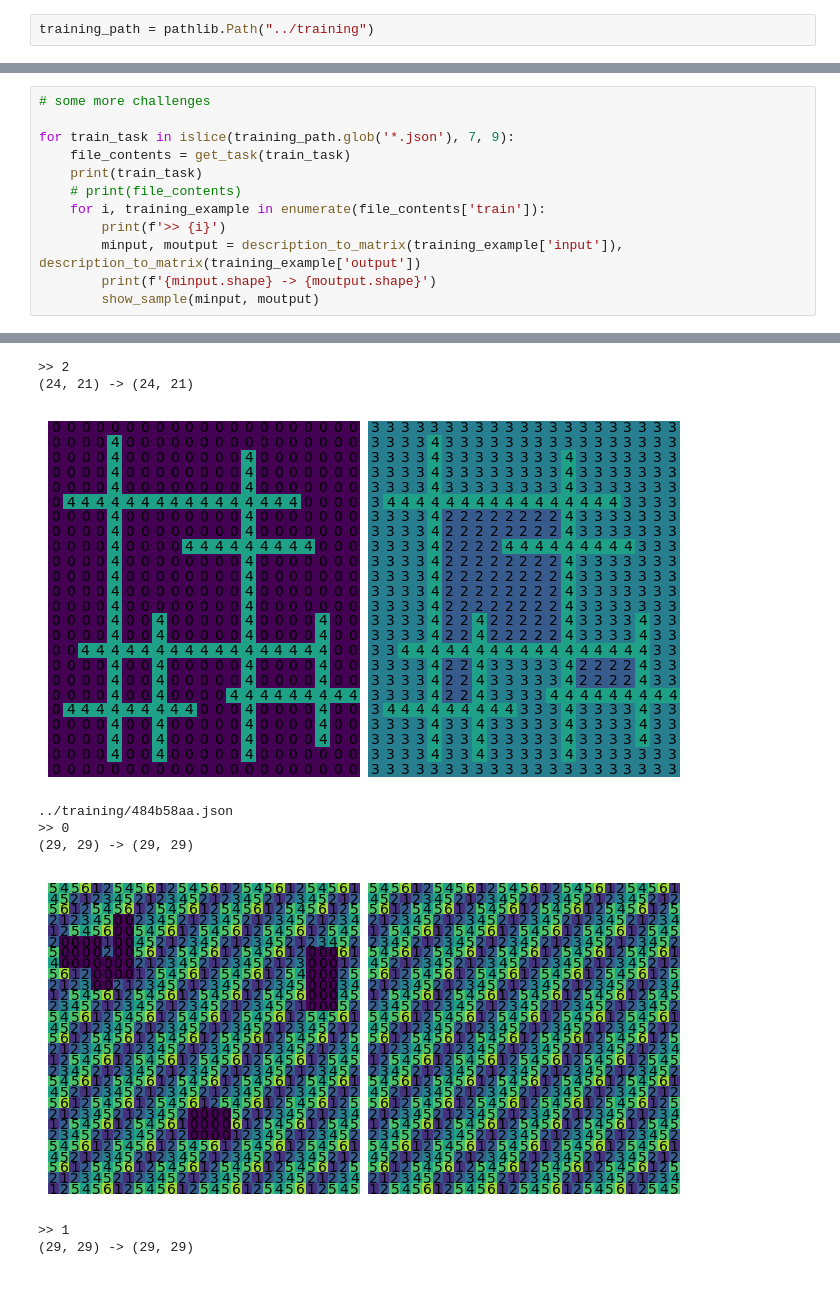
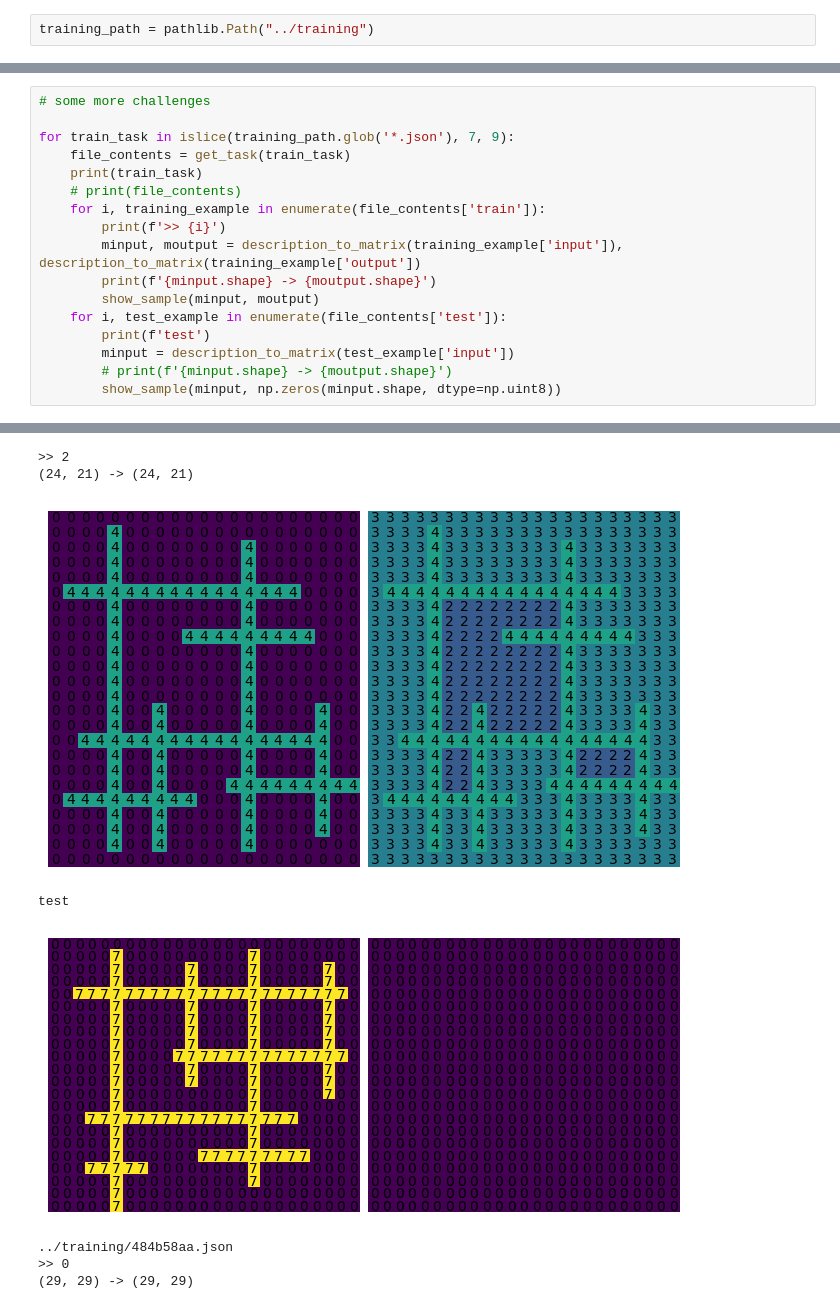
Before and after one commit to zbenmo/arcdsl, a Jupyter notebook: notebooks/experiment.ipynb, the cells around one changed output, grey strips where cells are left out. Saved outputs shown, nothing was run; the diff lists cells and outputs as text.

Commit message:
added the test to the plots

```diff
--- a/notebooks/experiment.ipynb
+++ b/notebooks/experiment.ipynb
@@ -44,29 +42,33 @@ for key, val in registry.items():
 # %%
 # some more challenges
 
 for train_task in islice(training_path.glob('*.json'), 7, 9):
     file_contents = get_task(train_task)
     print(train_task)
     # print(file_contents)
     for i, training_example in enumerate(file_contents['train']):
         print(f'>> {i}')
         minput, moutput = description_to_matrix(training_example['input']), description_to_matrix(training_example['output'])
         print(f'{minput.shape} -> {moutput.shape}')
         show_sample(minput, moutput)
+    for i, test_example in enumerate(file_contents['test']):
+        print(f'test')
+        minput = description_to_matrix(test_example['input'])
+        # print(f'{minput.shape} -> {moutput.shape}')
+        show_sample(minput, np.zeros(minput.shape, dtype=np.uint8))
 # %% [output]
 ../training/7b6016b9.json
 >> 0
 (23, 23) -> (23, 23)
 [figure]
 >> 1
 (22, 25) -> (22, 25)
 [figure]
 >> 2
 (24, 21) -> (24, 21)
 [figure]
-../training/484b58aa.json
->> 0
-(29, 29) -> (29, 29)
+test
-[figure, old version]
+[figure, new version]
->> 1
+../training/484b58aa.json
+>> 0
 (29, 29) -> (29, 29)
```
Also changed, not shown: parts of 2 cells of this notebook, 4 other files.
